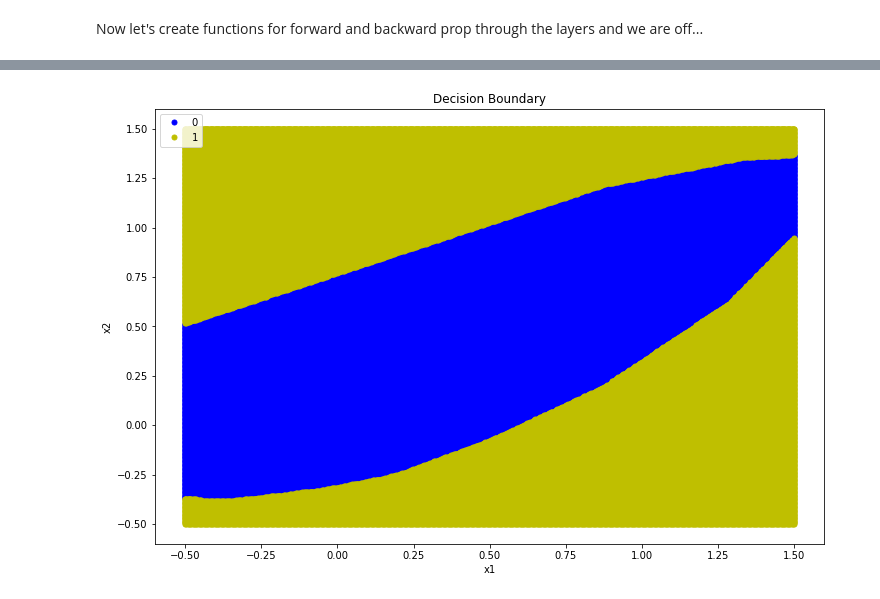
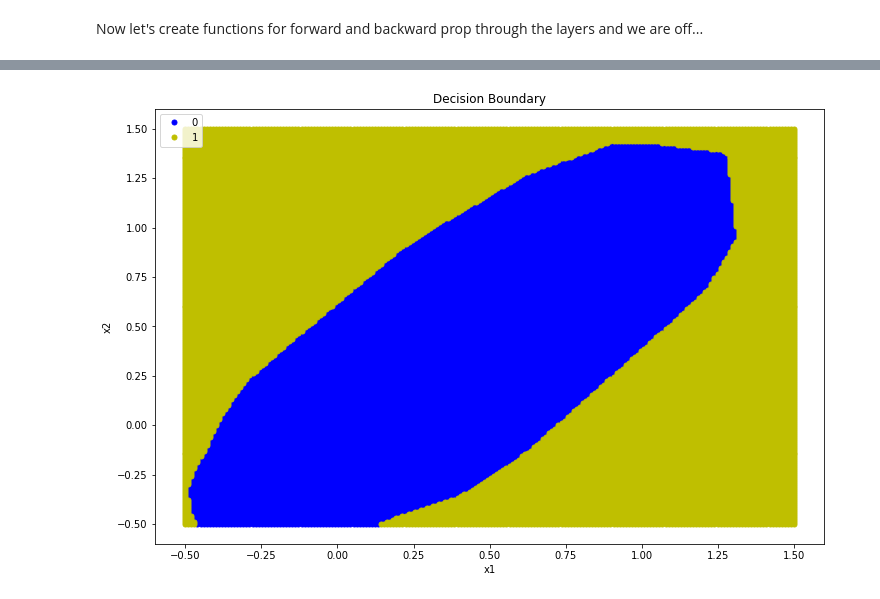
Before and after one commit to parita/4995-06-deep-learning-for-computer-vision, a Jupyter notebook: hw2/HW2_psp2133.ipynb, the cells around one changed output, grey strips where cells are left out. Cells and saved outputs as stored; diff of their text form; code cells hidden in the pictures.

```diff
--- a/hw2/HW2_psp2133.ipynb
+++ b/hw2/HW2_psp2133.ipynb
@@ -133,8 +137,8 @@ class Network():
         self.debug = debug
 
         # Initialize network parameters
-        w1 = np.random.rand(self.hidden_units, self.in_units) - 0.7
-        w2 = np.random.rand(self.out_units, self.hidden_units) - 0.7
+        w1 = np.random.rand(self.hidden_units, self.in_units)
+        w2 = np.random.rand(self.out_units, self.hidden_units)
         b1 = np.zeros((hidden_units, 1))
         b2 = np.zeros((self.out_units, 1))
 
@@ -293,7 +297,7 @@ def train(net, epoch, data, labels, batch_size,
         train_acc.append(acc)
         net.backward(loss, batch_X, batch_y)
         if adaptive_lr:
-            lr = np.exp(-epoch * 0.01)
+            lr = 1/(1 + epoch) * 0.1
         else:
             lr = None
         net.update_weights(lr)
@@ -334,11 +337,15 @@ def plot_boundary(X, y_prob):
 #     indices_0 = np.where(y_prob <= 0.5)
 #     indices_1 = np.where(y_prob > 0.5)
 #     print(y_prob.shape)
-    indices_0 = [k for k in range(0, X.shape[0]) if y_prob[k, ::] <= 0.5]
-    indices_1 = [k for k in range(0, X.shape[0]) if y_prob[k, ::] > 0.5]
+    indices_0 = [k for k in range(0, X.shape[0])
+                 if y_prob[k, ::] <= 0.5]
+    indices_1 = [k for k in range(0, X.shape[0])
+                 if y_prob[k, ::] > 0.5]
 
-    ax.plot(X[indices_0, 0], X[indices_0,1], 'b', marker='o', linestyle='', ms=5, label='0')
-    ax.plot(X[indices_1, 0], X[indices_1,1], 'y', marker='o', linestyle='', ms=5, label='1')
+    ax.plot(X[indices_0, 0], X[indices_0,1],
+            'b', marker='o', linestyle='', ms=5, label='0')
+    ax.plot(X[indices_1, 0], X[indices_1,1],
+            'y', marker='o', linestyle='', ms=5, label='1')
 
     ax.legend()
     ax.legend(loc=2)
@@ -394,14 +404,15 @@ plot_boundary(new_X, new_y)
 # %%
 # Random initialization that works for network with 3 hidden units
 seed = int(np.random.rand(1) * 10000)
-# seed = 8879
-seed = 3581
+# seed = 3581
+# seed = 6524
+seed = 3528
 print("Random seed:", seed)
 np.random.seed(seed)
 
 # Network parameters
 batch_size = 50
-num_epochs = 10
+num_epochs = 200
 hidden_units = 16
 
 # Initialize network
@@ -413,7 +424,8 @@ data, labels, test_data, test_labels = split_data(X, y)
 
 # Train the network for 'num_epochs'
 for epoch in range(num_epochs):
-    train(net16, epoch, data, labels, batch_size, debug = False)
+    train(net16, epoch, data, labels, batch_size,
+          adaptive_lr = True, debug = True)
 
 test(net16, test_data, test_labels, batch_size, debug = True)
 # %% [output]
@@ -423,18 +448,18 @@ Test loss: 0.5903963463066276
 Accuracy: 89.6
 # %%
-n = 500
+n = 200
 idx = np.linspace(-0.5, 1.5, n)
 x1, x2 = np.meshgrid(idx, idx)
 new_X = np.zeros((n*n, 2))
 new_X[:, 0] = x1.flatten()
 new_X[:, 1] = x2.flatten()
 
 new_y = net16.predict(new_X)
 
 new_labels = net16.predict(test_data)
 plot_boundary(new_X, new_y)
 # %% [output]
-[figure, old version]
+[figure, new version]
 # %%
 # Random initialization that works for network with 3 hidden units
 seed = int(np.random.rand(1) * 10000)
```
Also changed, not shown: parts of 21 cells of this notebook, 13 other files.
